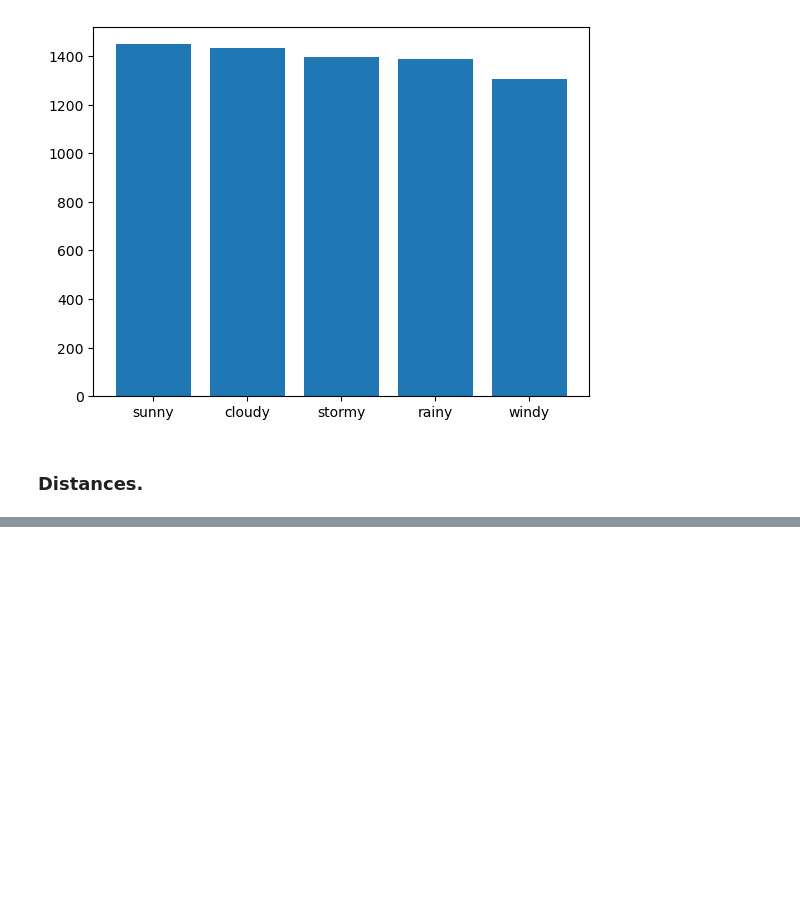
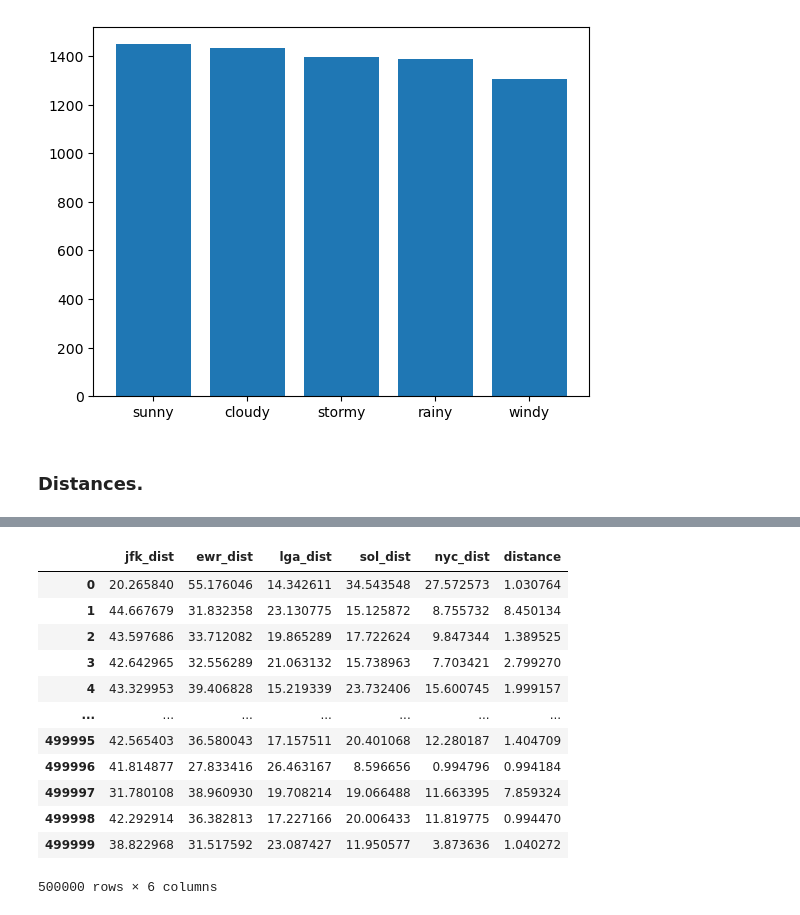
Before and after one commit to zizoisprogramming/Car-travels, a Jupyter notebook: car_travels.ipynb, the cells around one changed output, grey strips where cells are left out. Cells and saved outputs as stored; diff of their text form; code cells hidden in the pictures; blank space fills up the shorter version.

```diff
--- a/car_travels.ipynb
+++ b/car_travels.ipynb
@@ -381,0 +392,17 @@ plt.bar(weather_dist['Weather'], weather_dist['sum'])
+# %%
+airports_dist = data[['jfk_dist','ewr_dist','lga_dist','sol_dist','nyc_dist']]
+airports_dist
+# %% [output]
+|  | jfk_dist | ewr_dist | lga_dist | sol_dist | nyc_dist | distance |
+| 0 | 20.265840 | 55.176046 | 14.342611 | 34.543548 | 27.572573 | 1.030764 |
+| 1 | 44.667679 | 31.832358 | 23.130775 | 15.125872 | 8.755732 | 8.450134 |
+| 2 | 43.597686 | 33.712082 | 19.865289 | 17.722624 | 9.847344 | 1.389525 |
+| 3 | 42.642965 | 32.556289 | 21.063132 | 15.738963 | 7.703421 | 2.799270 |
+| 4 | 43.329953 | 39.406828 | 15.219339 | 23.732406 | 15.600745 | 1.999157 |
+| ... | ... | ... | ... | ... | ... | ... |
+| 499995 | 42.565403 | 36.580043 | 17.157511 | 20.401068 | 12.280187 | 1.404709 |
+| 499996 | 41.814877 | 27.833416 | 26.463167 | 8.596656 | 0.994796 | 0.994184 |
+| 499997 | 31.780108 | 38.960930 | 19.708214 | 19.066488 | 11.663395 | 7.859324 |
+| 499998 | 42.292914 | 36.382813 | 17.227166 | 20.006433 | 11.819775 | 0.994470 |
+| 499999 | 38.822968 | 31.517592 | 23.087427 | 11.950577 | 3.873636 | 1.040272 |
+500000 rows × 6 columns
```
Also changed, not shown: parts of 13 cells of this notebook.
